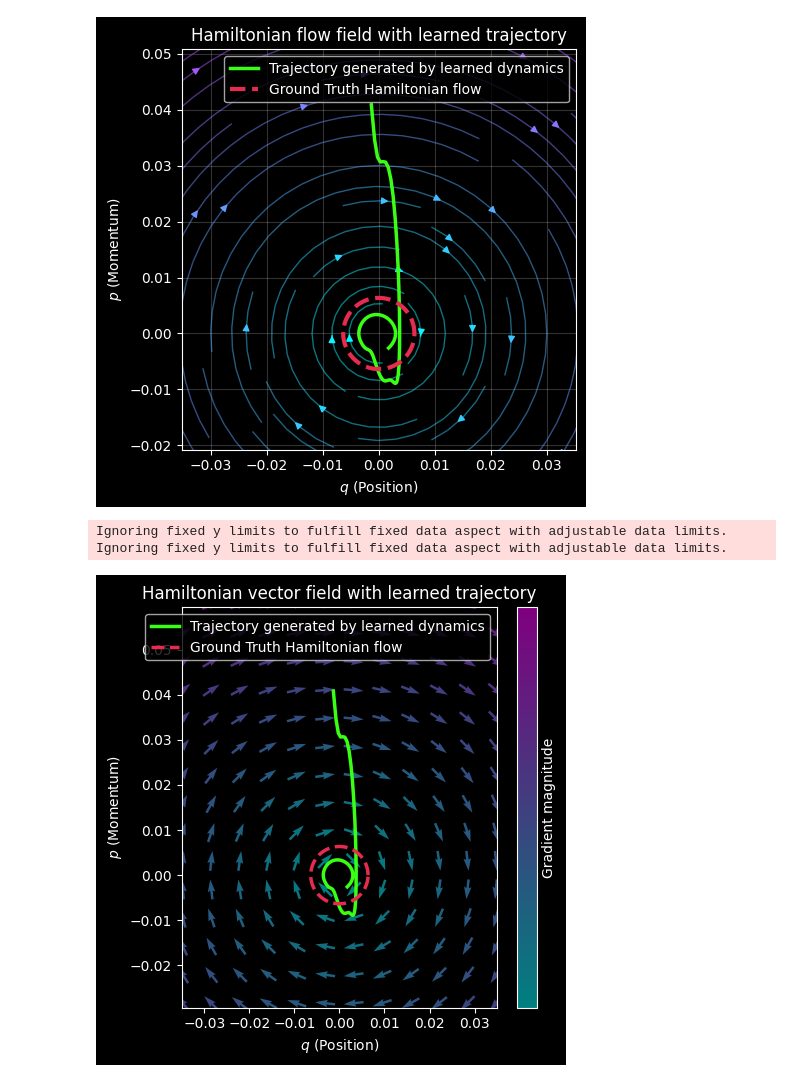
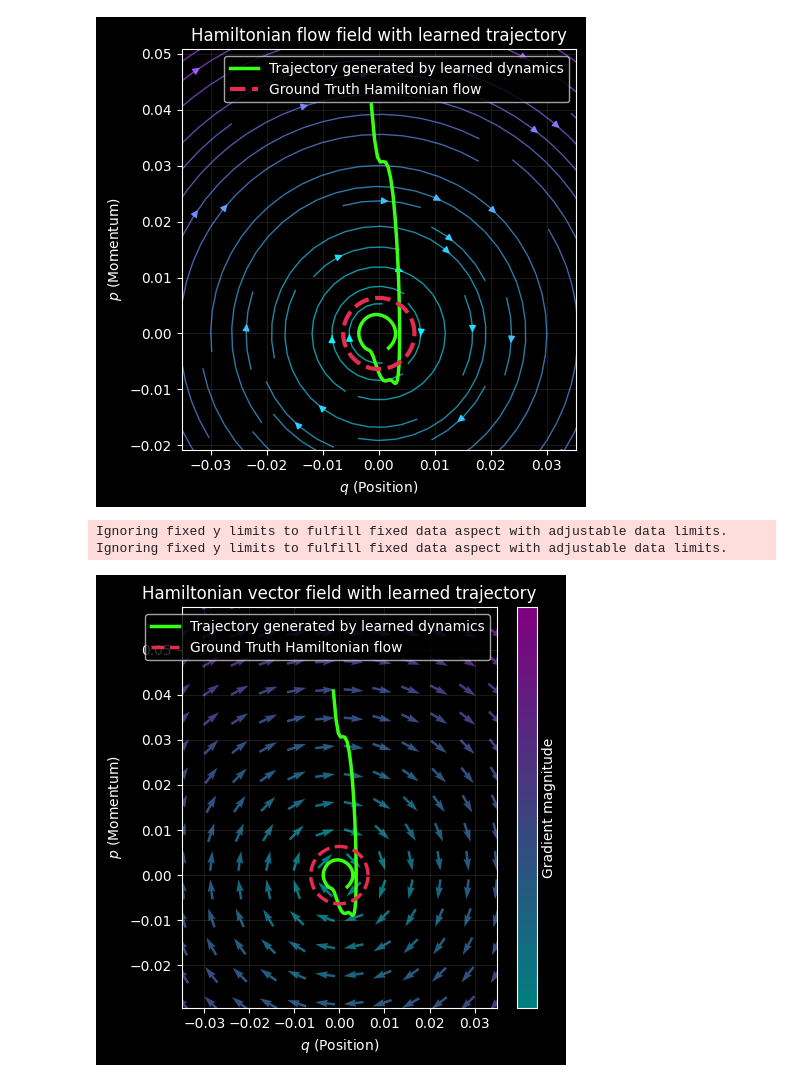
Before and after one commit to Scriber-Labs/lf-pinn-harmonic-oscillator, a Jupyter notebook: notebooks/demo.ipynb, the cells around one changed output. Cells and saved outputs as stored; diff of their text form; code cells hidden in the pictures.

```diff
--- a/notebooks/demo.ipynb
+++ b/notebooks/demo.ipynb
@@ -41,11 +39,11 @@ Using device: cpu
 lr              = 1e-3      # Learning rate
 epochs          = 6_000     # Number of training epochs
 n_points        = 64        # Number of collocation points
-log_every       = 400       # Print loss every N epochs
+log_every       = 800       # Print loss every N epochs
 
 # Physics parameters
-omega           = 1.0       # Natural frequency of oscillator
-
+omega   = 1.0         # example ω
+T_max   = 2*torch.pi
 # ============================================================================
 
 torch.manual_seed(0)
@@ -271,18 +228,18 @@ Text(0.5, 1.0, 'Hamiltonian Evolution from Predicted Trajectory')
 # %%
-X, P = np.meshgrid(
+Q, P = np.meshgrid(
     np.linspace(-0.06, 0.06, 20),
     np.linspace(-0.06, 0.06, 20),
 )
 
 U = P
-V = -omega**2 * X
+V = -omega**2 * Q
 speed = np.sqrt(U**2 + V**2)
 
 plt.figure(figsize=(5, 5))
 
 # --- Hamiltonian flow (background) ---
 strm = plt.streamplot(
-    X, P, U, V,
+    Q, P, U, V,
     color=speed,
     cmap="cool",
     density=1.1,
@@ -290,20 +247,20 @@ strm = plt.streamplot(
     linewidth=1.0,
 )
 # Set alpha manually on the line and arrow collections
-strm.lines.set_alpha(0.5)
-strm.arrows.set_alpha(0.5)
+strm.lines.set_alpha(0.65)
+strm.arrows.set_alpha(0.65)
 
 #cbar = plt.colorbar(strm.lines, label="Gradient magnitude")
 #cbar.set_ticks([])
 
 # --- Extract Hamiltonian trajectory (reference) ---
-H0 = np.mean(0.5 * p_np**2 + 0.5 * omega**2 * x_np**2)
+H0 = np.mean(0.5 * p_np**2 + 0.5 * omega**2 * q_np**2)
 theta = np.linspace(0, 2*np.pi, 400)
 r = np.sqrt(2 * H0)
 
 # --- PINN trajectory ---
 plt.plot(
-    x_np,
+    q_np,
     p_np,
     color="#39FF14",
     lw=2.5,
@@ -332,7 +289,7 @@ plt.xlim(-0.035, 0.035)
 plt.ylim(-0.02, 0.05)
 
 plt.tight_layout()
-plt.grid(True, which="both", alpha=0.2)
+plt.grid(True, which="both", alpha=0.1)
 plt.savefig("../artifacts/phase_space.png", dpi=200)
 plt.show()
 # %% [output]
@@ -342,7 +299,7 @@ Ignoring fixed y limits to fulfill fixed data aspect with adjustable data limits
 # %%
 # 1. Setup the grid for the vector field
 U = P
-V = -omega**2 * X
+V = -omega**2 * Q
 speed = np.sqrt(U**2 + V**2)
 
 # Normalize vectors to unit length
@@ -353,60 +310,56 @@ plt.figure(figsize=(5, 5))
 
 # 3. Plot the Vector Field (Quiver)
 # 'pivot'='mid' centers the arrows on the grid points
-q = plt.quiver(X, P, U_norm, V_norm, speed,
+vec_field = plt.quiver(Q, P, U_norm, V_norm, speed,
               cmap="cool",
               alpha=0.5,
               width=0.025,
               pivot='mid',
               units='inches',
               scale=5)
-cbar = plt.colorbar(q, label="Gradient magnitude")
+cbar = plt.colorbar(vec_field, label="Gradient magnitude")
 cbar.set_ticks([])
 
 # 4. Plot Exact Hamiltonian Orbit (Reference)
-H0 = np.mean(0.5 * p_np**2 + 0.5 * omega**2 * x_np**2)
+H0 = np.mean(0.5 * p_np**2 + 0.5 * omega**2 * q_np**2)
 theta_grid = np.linspace(0, 2*np.pi, 400)
 r_orbit = np.sqrt(2 * H0)
 
-# --- Extract Hamiltonian trajectory (reference) ---
-H0 = np.mean(0.5 * p_np**2 + 0.5 * omega**2 * x_np**2)
-theta = np.linspace(0, 2*np.pi, 400)
-r = np.sqrt(2 * H0)
-
 # --- PINN trajectory ---
 plt.plot(
-    x_np,
+    q_np,
     p_np,
     color="#39FF14",
     lw=2.5,
     label="Trajectory generated by learned dynamics"
 )
 
 # --- Ground Truth trajectory ---
 plt.plot(
     r*np.cos(theta)/omega,
     r*np.sin(theta),
     ls="--",
     color="#E52B50",
     lw=2.5,
     label="Ground Truth Hamiltonian flow"
 )
 
 # 6. Final Formatting
 plt.xlabel(r"$q$ (Position)")
 plt.ylabel(r"$p$ (Momentum)")
 plt.title("Hamiltonian vector field with learned trajectory")
-plt.legend(frameon=True, loc='upper right')
+plt.legend(frameon=True, loc='best')
 plt.axis("equal")
 
 # Set limits based on your existing scale
 plt.xlim(-0.035, 0.035)
 plt.ylim(-0.02, 0.05)
 
+plt.grid(True, which="both", alpha=0.1)
 plt.tight_layout()
 plt.savefig("../artifacts/phase_space_quiver.png", dpi=200)
 plt.show()
 # %% [output]
 Ignoring fixed y limits to fulfill fixed data aspect with adjustable data limits.
 Ignoring fixed y limits to fulfill fixed data aspect with adjustable data limits.
-[figure, old version]
+[figure, new version]
```
Also changed, not shown: parts of 10 cells of this notebook, 9 other files.
